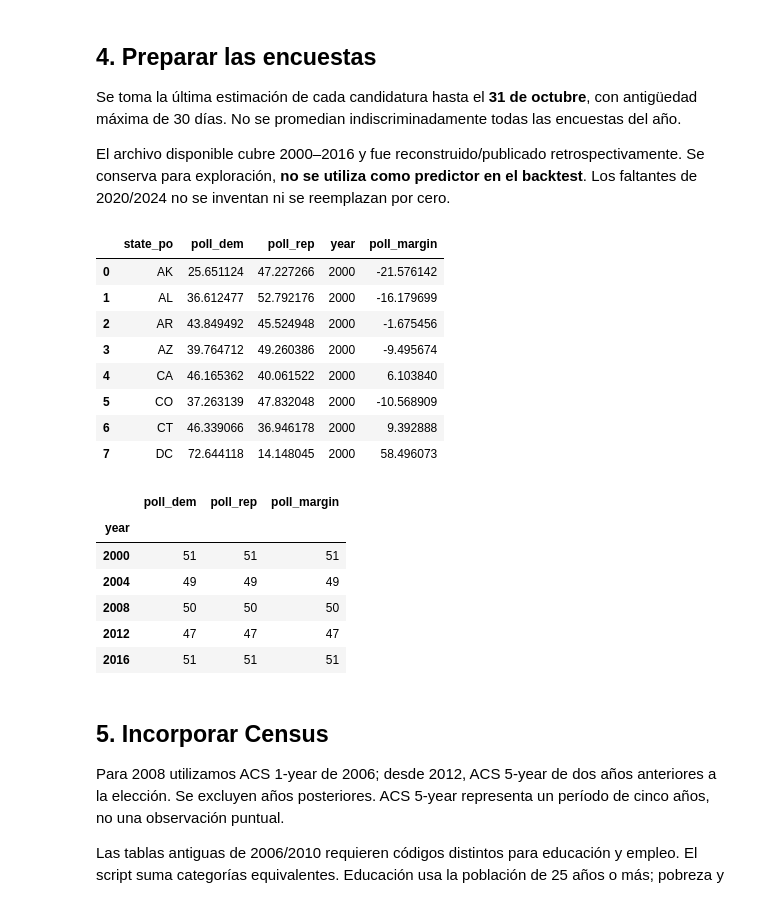
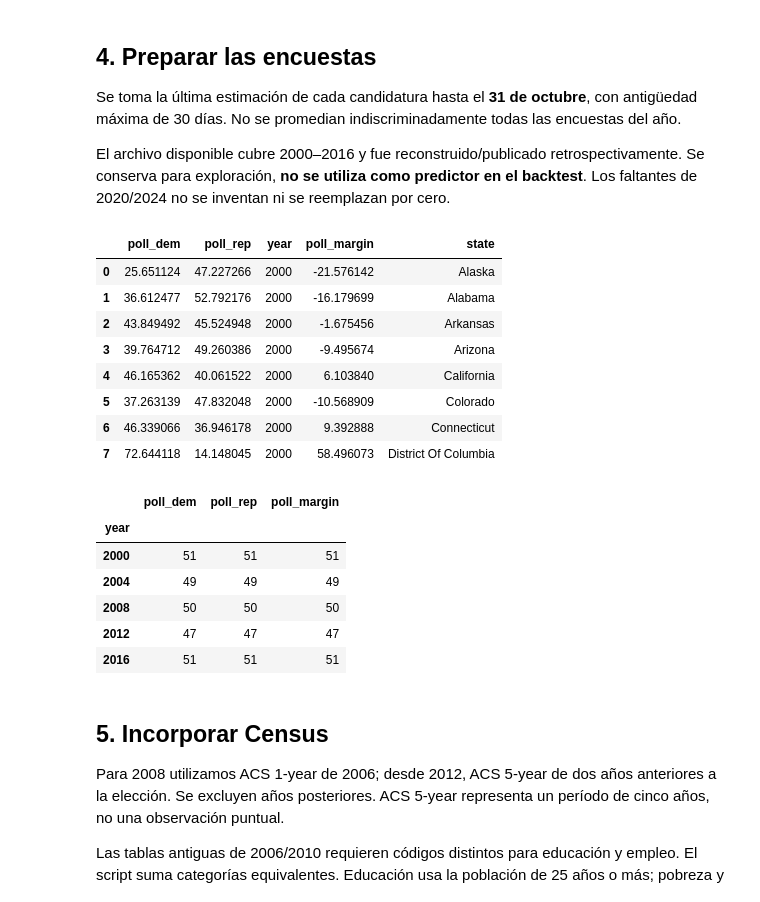
Before and after one commit to diaznicolasandres1/Ciencia-datos-, a Jupyter notebook: notebooks/01_informe_elecciones.ipynb, the cells around one changed output. Drawn from its saved outputs; the diff is of its cells as text; code cells hidden in the pictures.

```diff
--- a/notebooks/01_informe_elecciones.ipynb
+++ b/notebooks/01_informe_elecciones.ipynb
@@ -125,18 +125,18 @@ El archivo disponible cubre 2000–2016 y fue reconstruido/publicado retrospecti
 # %%
 state_names = elections[["state", "state_po"]].drop_duplicates().set_index("state").state_po.to_dict()
 polls = builder.polls(state_names, offline=OFFLINE)
-display(polls.head(8))
+display(polls.assign(state=polls.state_po.map(elections.drop_duplicates("state_po").set_index("state_po").state.str.title())).drop(columns="state_po").head(8))
 display(polls.groupby("year")[["poll_dem", "poll_rep", "poll_margin"]].count())
 # %% [output]
-|  | state_po | poll_dem | poll_rep | year | poll_margin |
-| 0 | AK | 25.651124 | 47.227266 | 2000 | -21.576142 |
-| 1 | AL | 36.612477 | 52.792176 | 2000 | -16.179699 |
-| 2 | AR | 43.849492 | 45.524948 | 2000 | -1.675456 |
-| 3 | AZ | 39.764712 | 49.260386 | 2000 | -9.495674 |
-| 4 | CA | 46.165362 | 40.061522 | 2000 | 6.103840 |
-| 5 | CO | 37.263139 | 47.832048 | 2000 | -10.568909 |
-| 6 | CT | 46.339066 | 36.946178 | 2000 | 9.392888 |
-| 7 | DC | 72.644118 | 14.148045 | 2000 | 58.496073 |
+|  | poll_dem | poll_rep | year | poll_margin | state |
+| 0 | 25.651124 | 47.227266 | 2000 | -21.576142 | Alaska |
+| 1 | 36.612477 | 52.792176 | 2000 | -16.179699 | Alabama |
+| 2 | 43.849492 | 45.524948 | 2000 | -1.675456 | Arkansas |
+| 3 | 39.764712 | 49.260386 | 2000 | -9.495674 | Arizona |
+| 4 | 46.165362 | 40.061522 | 2000 | 6.103840 | California |
+| 5 | 37.263139 | 47.832048 | 2000 | -10.568909 | Colorado |
+| 6 | 46.339066 | 36.946178 | 2000 | 9.392888 | Connecticut |
+| 7 | 72.644118 | 14.148045 | 2000 | 58.496073 | District Of Columbia |
 |  | poll_dem | poll_rep | poll_margin |
 | year |  |  |  |
 | 2000 | 51 | 51 | 51 |
```
Also changed, not shown: parts of 6 cells of this notebook, 4 other files.
